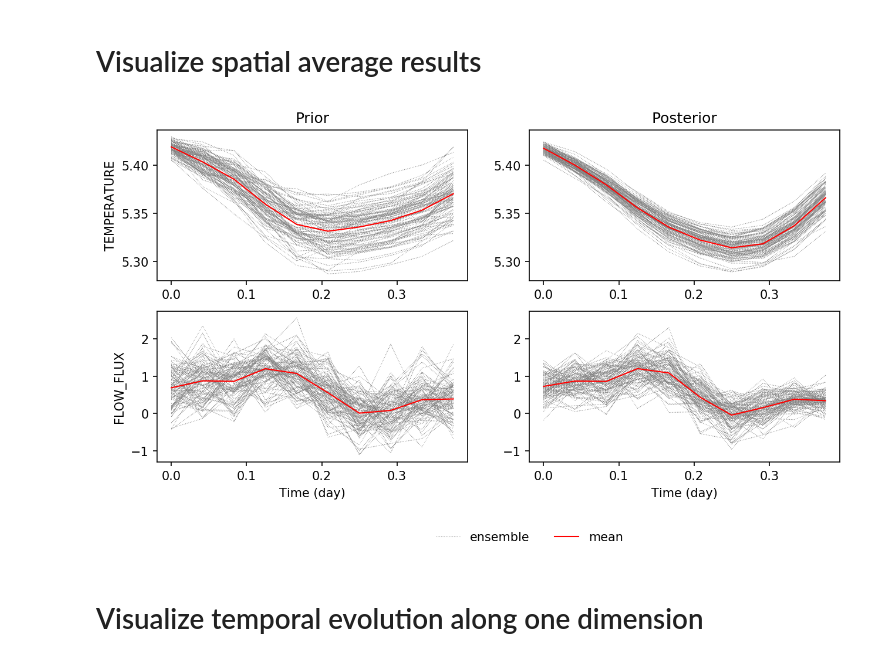
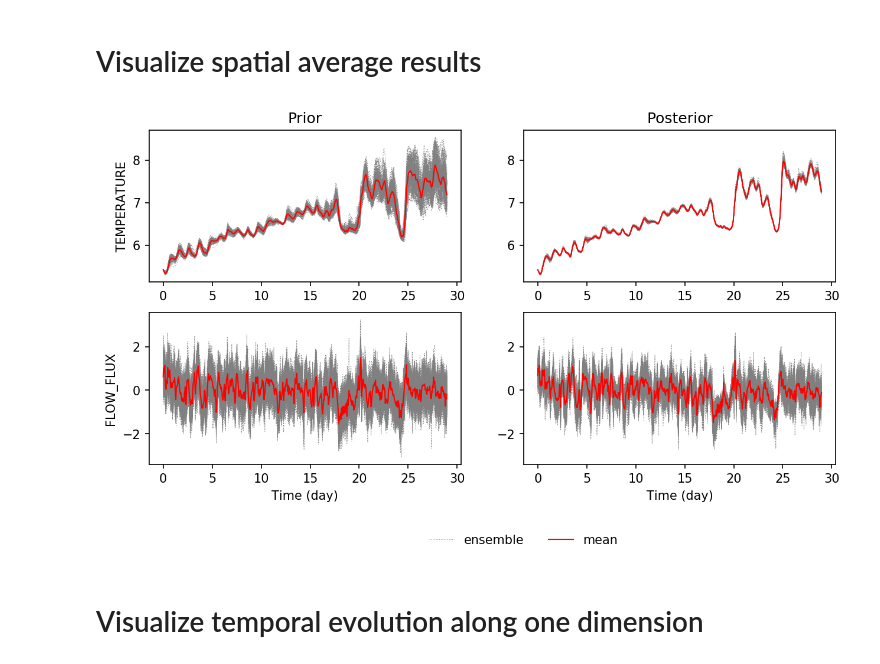
Before and after one commit to PeishiJiang/DART-PFLOTRAN, a Jupyter notebook: applications/workflow_ipynb/Visualize_DA_Results.ipynb, the cells around one changed output. Cells and saved outputs as stored; diff of their text form; code cells hidden in the pictures.

```diff
--- a/applications/workflow_ipynb/Visualize_DA_Results.ipynb
+++ b/applications/workflow_ipynb/Visualize_DA_Results.ipynb
@@ -36,16 +39,23 @@ config_file  = os.path.join(app_dir, "work/config.nml")
 **Import the visualization functions**
 # %%
 sys.path.append(dart_pf_dir)
-from utils.plot_da_result import DaResults
+from utils.plot_da_result import DaResults, plot_compare_multiple_daresults
 dar = DaResults(config_file)
-dar.setup(from_concatenated=True)
+dar.setup(from_concatenated=2)
+nvar = dar.nvar
 # %% [markdown]
 <a id='plot_spatial_average'></a>
 # Visualize spatial average results
-# %%
-dar.plot_spatial_average(figsize=(10,5))
-# %% [output]
-[figure, removed]
+# %%
+fig = plt.figure(num=1,dpi=150, figsize=(10,5), constrained_layout=True)
+gs = gridspec.GridSpec(nvar, 2, width_ratios=[1, 1])
+axes = np.empty([nvar, 2], dtype=object)
+for i in range(nvar):
+    axes[i, 0] = plt.subplot(gs[i, 0])
+    axes[i, 1] = plt.subplot(gs[i, 1], sharey=axes[i, 0], sharex=axes[i, 0])
+dar.plot_spatial_average(axes)
+# %% [output]
+[figure, added]
 # %% [markdown]
 <a id='plot_along_zaxis'></a>
 # Visualize temporal evolution along one dimension
```
Also changed, not shown: parts of 10 cells of this notebook, 15 other files.
